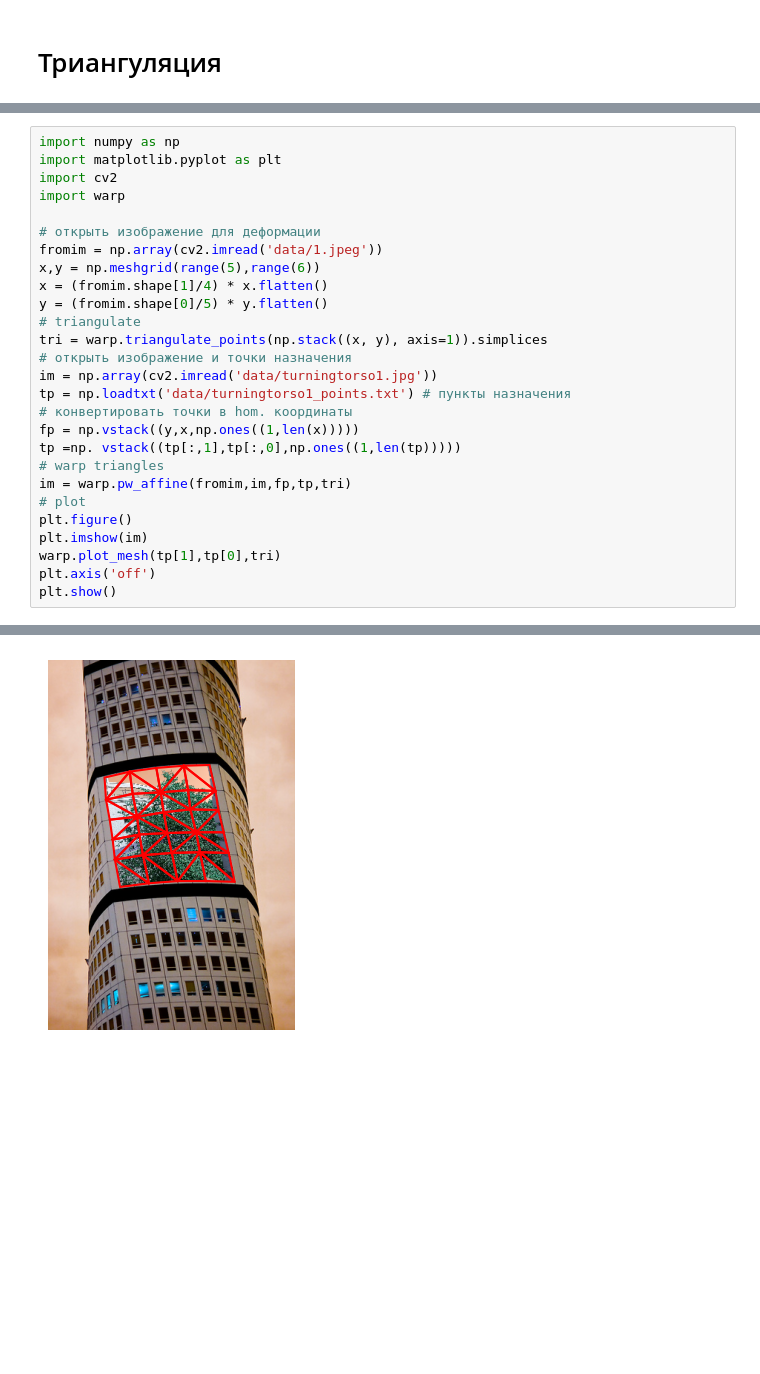
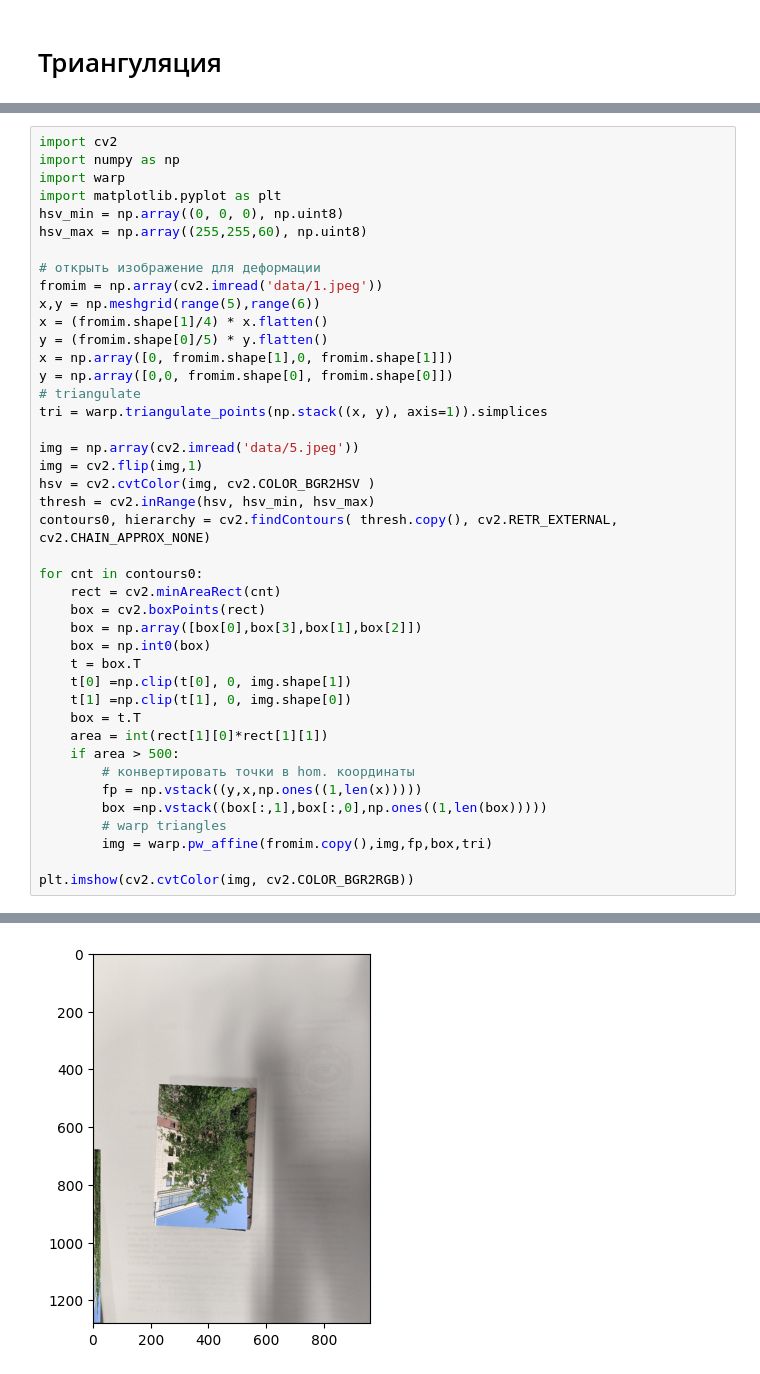
Before and after one commit to 20Nikita/Artificial-intelligence-2c, a Jupyter notebook: l6/main.ipynb, the cells around one changed output, grey strips where cells are left out. Saved outputs shown, nothing was run; the diff lists cells and outputs as text; blank space fills up the shorter version.

```diff
--- a/l6/main.ipynb
+++ b/l6/main.ipynb
@@ -84,28 +102,43 @@ plt.imshow(cv2.cvtColor(panorama, cv2.COLOR_BGR2RGB), interpolation='nearest')
 # %%
+import cv2
 import numpy as np
+import warp
 import matplotlib.pyplot as plt
-import cv2
-import warp
+hsv_min = np.array((0, 0, 0), np.uint8)
+hsv_max = np.array((255,255,60), np.uint8)
 
 # открыть изображение для деформации
 fromim = np.array(cv2.imread('data/1.jpeg'))
 x,y = np.meshgrid(range(5),range(6))
 x = (fromim.shape[1]/4) * x.flatten()
 y = (fromim.shape[0]/5) * y.flatten()
+x = np.array([0, fromim.shape[1],0, fromim.shape[1]])
+y = np.array([0,0, fromim.shape[0], fromim.shape[0]])
 # triangulate
 tri = warp.triangulate_points(np.stack((x, y), axis=1)).simplices
-# открыть изображение и точки назначения
-im = np.array(cv2.imread('data/turningtorso1.jpg'))
-tp = np.loadtxt('data/turningtorso1_points.txt') # пункты назначения
-# конвертировать точки в hom. координаты
-fp = np.vstack((y,x,np.ones((1,len(x)))))
-tp =np. vstack((tp[:,1],tp[:,0],np.ones((1,len(tp)))))
-# warp triangles
-im = warp.pw_affine(fromim,im,fp,tp,tri)
-# plot
-plt.figure()
-plt.imshow(im)
-warp.plot_mesh(tp[1],tp[0],tri)
-plt.axis('off')
-plt.show()
+
+img = np.array(cv2.imread('data/5.jpeg'))
+img = cv2.flip(img,1)
+hsv = cv2.cvtColor(img, cv2.COLOR_BGR2HSV )
+thresh = cv2.inRange(hsv, hsv_min, hsv_max)
+contours0, hierarchy = cv2.findContours( thresh.copy(), cv2.RETR_EXTERNAL, cv2.CHAIN_APPROX_NONE)
+
+for cnt in contours0:
+    rect = cv2.minAreaRect(cnt)
+    box = cv2.boxPoints(rect)
+    box = np.array([box[0],box[3],box[1],box[2]])
+    box = np.int0(box)
+    t = box.T
+    t[0] =np.clip(t[0], 0, img.shape[1])
+    t[1] =np.clip(t[1], 0, img.shape[0])
+    box = t.T
+    area = int(rect[1][0]*rect[1][1])
+    if area > 500:
+        # конвертировать точки в hom. координаты
+        fp = np.vstack((y,x,np.ones((1,len(x)))))
+        box =np.vstack((box[:,1],box[:,0],np.ones((1,len(box)))))
+        # warp triangles
+        img = warp.pw_affine(fromim.copy(),img,fp,box,tri)
+
+plt.imshow(cv2.cvtColor(img, cv2.COLOR_BGR2RGB))
 # %% [output]
@@ -113 +146 @@ plt.show()
-[figure, old version]
+[figure, new version]
```
Also changed, not shown: parts of 6 cells of this notebook, 2 other files.
